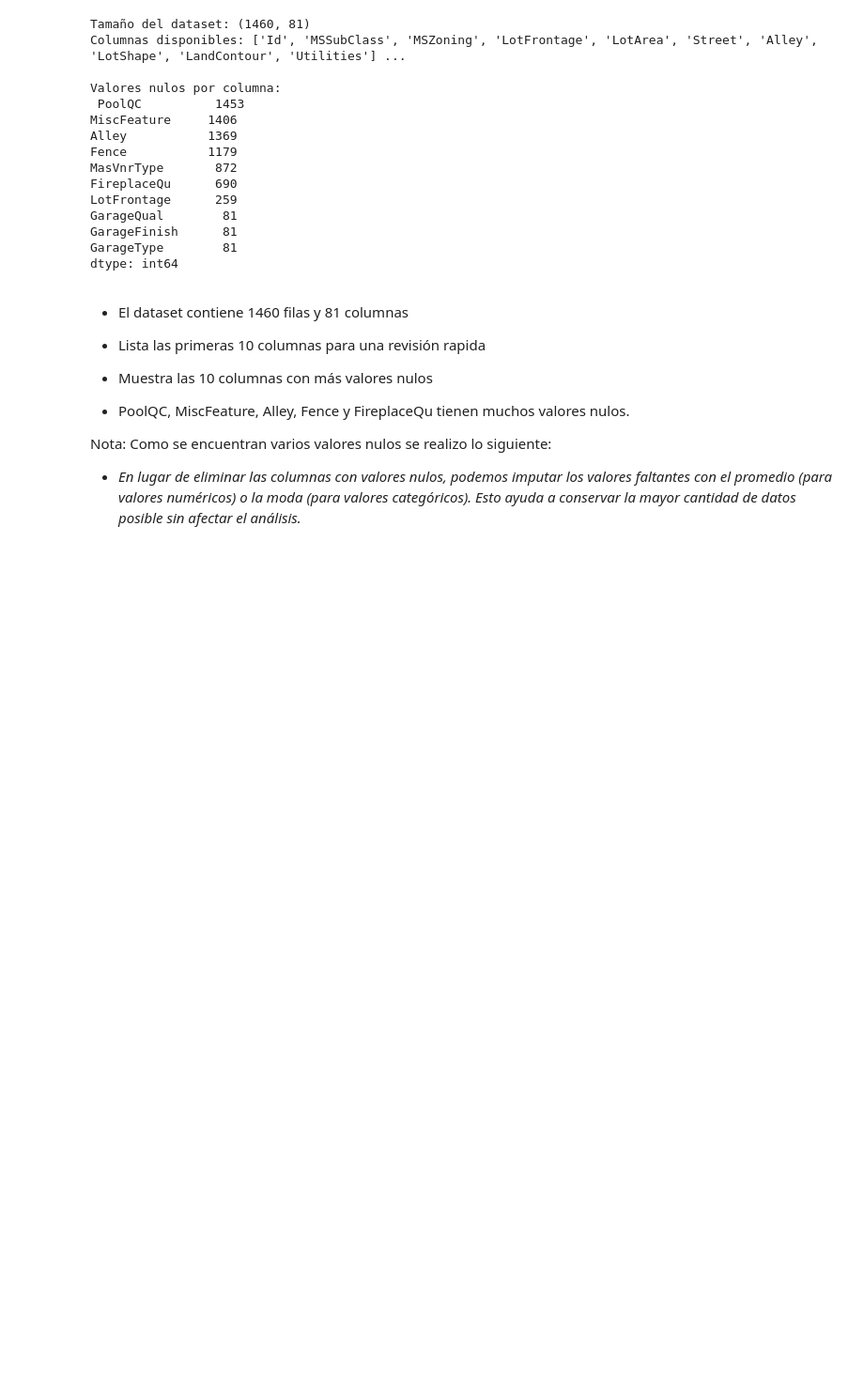
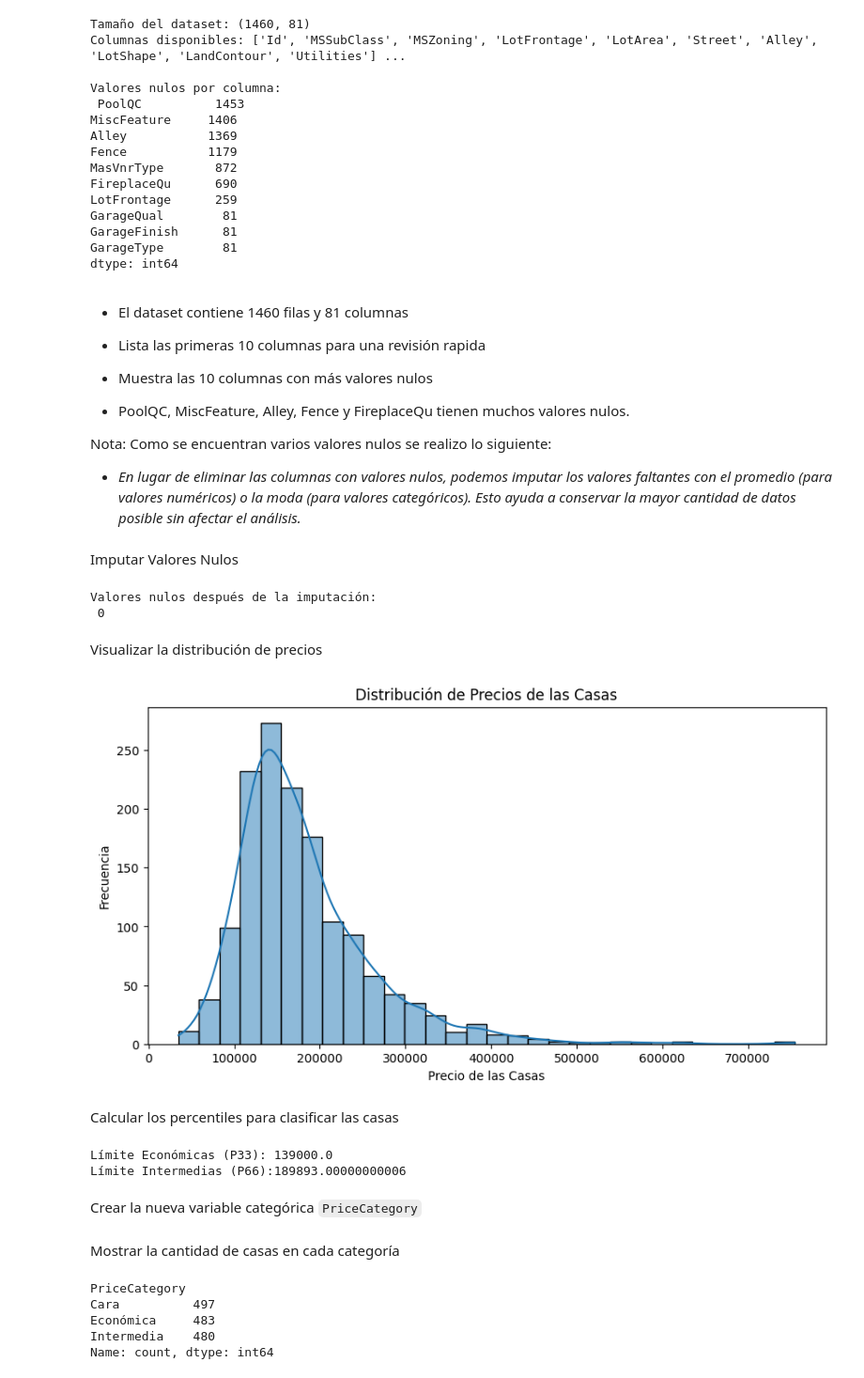
Before and after one commit to SRV-JSPA/Proyecto1_MD, a Jupyter notebook: proyecto1.ipynb, the cells around one changed output. Shown at 94% size. Drawn from its saved outputs; the diff is of its cells as text; code cells hidden in the pictures; blank space fills up the shorter version.

Commit message:
Se eliminaron sustituyeron valores nulos, creación nuva variable y se crea archivo csv

```diff
--- a/proyecto1.ipynb
+++ b/proyecto1.ipynb
@@ -884,3 +884,45 @@ dtype: int64
 
  Nota: Como se encuentran varios valores nulos se realizo lo siguiente:
   - *En lugar de eliminar las columnas con valores nulos, podemos imputar los valores faltantes con el promedio (para valores numéricos) o la moda (para valores categóricos). Esto ayuda a conservar la mayor cantidad de datos posible sin afectar el análisis.*
+# %% [markdown]
+Imputar Valores Nulos
+# %%
+# Imputar valores numéricos con la media
+# Imputar valores categóricos con la moda (valor más frecuente)
+# verifica si quedan valores nulos
+
+
+num_cols = df.select_dtypes(include=['number']).columns
+df[num_cols] = df[num_cols].apply(lambda col: col.fillna(col.mean()))
+
+cat_cols = df.select_dtypes(include=['object']).columns
+df[cat_cols] = df[cat_cols].apply(lambda col: col.fillna(col.mode()[0]))
+
+print("Valores nulos después de la imputación:\n", df.isnull().sum().sum())
+# %% [output]
+Valores nulos después de la imputación:
+ 0
+# %% [markdown]
+Visualizar la distribución de precios
+# %%
+plt.figure(figsize=(10,5))
+sns.histplot(df["SalePrice"], bins=30, kde=True)
+plt.xlabel("Precio de las Casas")
+plt.ylabel("Frecuencia")
+plt.title("Distribución de Precios de las Casas")
+plt.show()
+# %% [output]
+[figure, added]
+# %% [markdown]
+Calcular los percentiles para clasificar las casas
+# %%
+percentil_33 = np.percentile(df["SalePrice"], 33)
+percentil_66 = np.percentile(df["SalePrice"], 66)
+
+print("Límite Económicas (P33): "+str(percentil_33))
+print("Límite Intermedias (P66):"+ str(percentil_66))
+# %% [output]
+Límite Económicas (P33): 139000.0
+Límite Intermedias (P66):189893.00000000006
+# %% [markdown]
+Crear la nueva variable categórica `PriceCategory`
@@ -886,0 +939,10 @@ dtype: int64
+# %% [markdown]
+Mostrar la cantidad de casas en cada categoría
+# %%
+print(df["PriceCategory"].value_counts())
+# %% [output]
+PriceCategory
+Cara          497
+Económica     483
+Intermedia    480
+Name: count, dtype: int64
```
Also changed, not shown: parts of 8 cells of this notebook.
